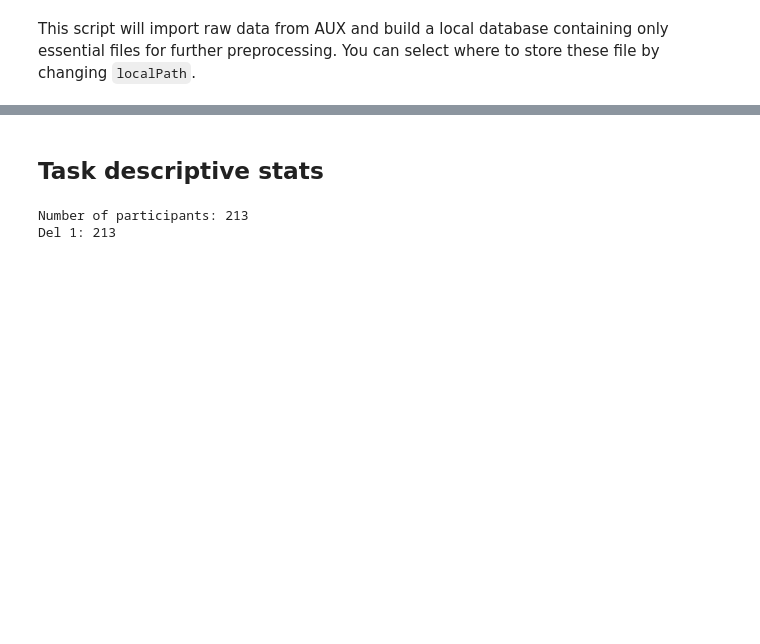
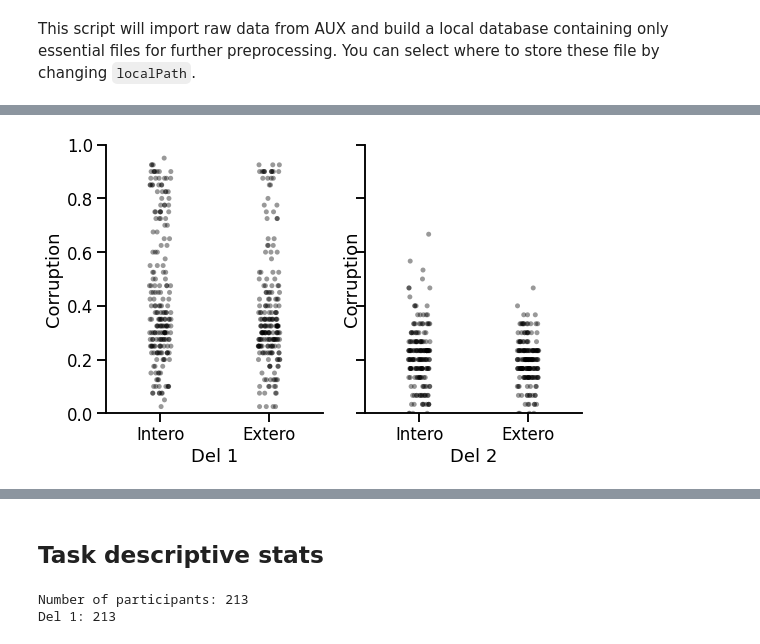
Before and after one commit to embodied-computation-group/CardioceptionPaper, a Jupyter notebook: code/1-ImportingFiles.ipynb, the cells around one changed output, grey strips where cells are left out. Cells and saved outputs as stored; diff of their text form; code cells hidden in the pictures; blank space fills up the shorter version.

```diff
--- a/code/1-ImportingFiles.ipynb
+++ b/code/1-ImportingFiles.ipynb
@@ -72,0 +260,10 @@ merged_df.to_csv(path + '/data/merged.txt')
+# %%
+datapath = os.path.join(
+    os.path.abspath(os.path.join(os.getcwd(), os.pardir)),
+    'data', 'raw', 'HRD2')
+
+outputpath = os.path.join(
+    os.path.abspath(os.path.join(os.getcwd(), os.pardir)),
+    'data')
+session = 'Del2'
+subjects = os.listdir(datapath)
@@ -72,0 +385,19 @@ merged_df.to_csv(path + '/data/merged.txt')
+# %%
+fig, ax = plt.subplots(ncols=2, figsize=(8, 5), sharey=True)
+
+behavior_df = pd.read_csv(outputpath + '/Del1_behavior_raw.txt')
+#sns.boxplot(data=behavior_df, y='Corruption', width=0.2, ax=ax[0])
+sns.stripplot(data=behavior_df, y='Corruption', x='Modality', color='k', alpha=0.4, ax=ax[0])
+ax[0].set_xlabel('Del 1')
+
+behavior_df = pd.read_csv(outputpath + '/Del2_behavior_raw.txt')
+#sns.boxplot(data=behavior_df, y='Corruption', width=0.2, ax=ax[1])
+sns.stripplot(data=behavior_df, y='Corruption', x='Modality', color='k', alpha=0.4, ax=ax[1])
+ax[1].set_xlabel('Del 2')
+
+plt.tight_layout()
+plt.ylim(0, 1)
+sns.despine()
+plt.savefig('Corruption.png')
+# %% [output]
+[figure, added]
```
Also changed, not shown: parts of 39 cells of this notebook, 11 other files.
